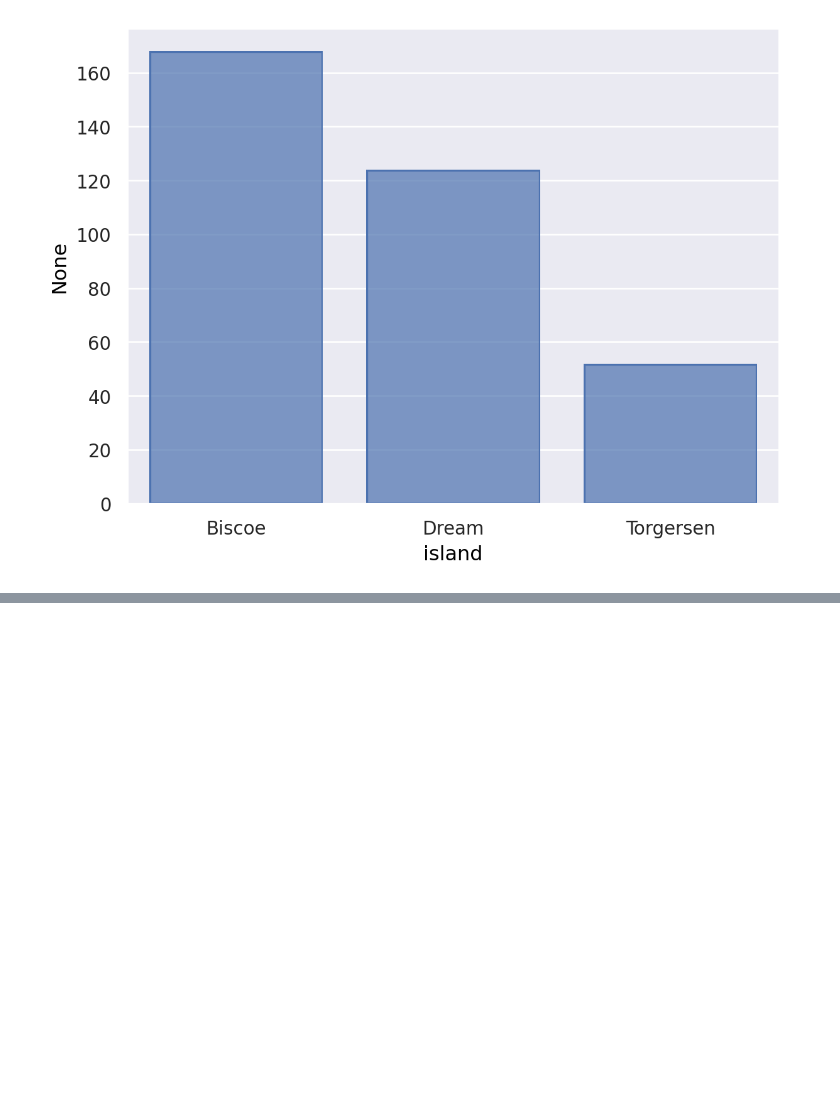
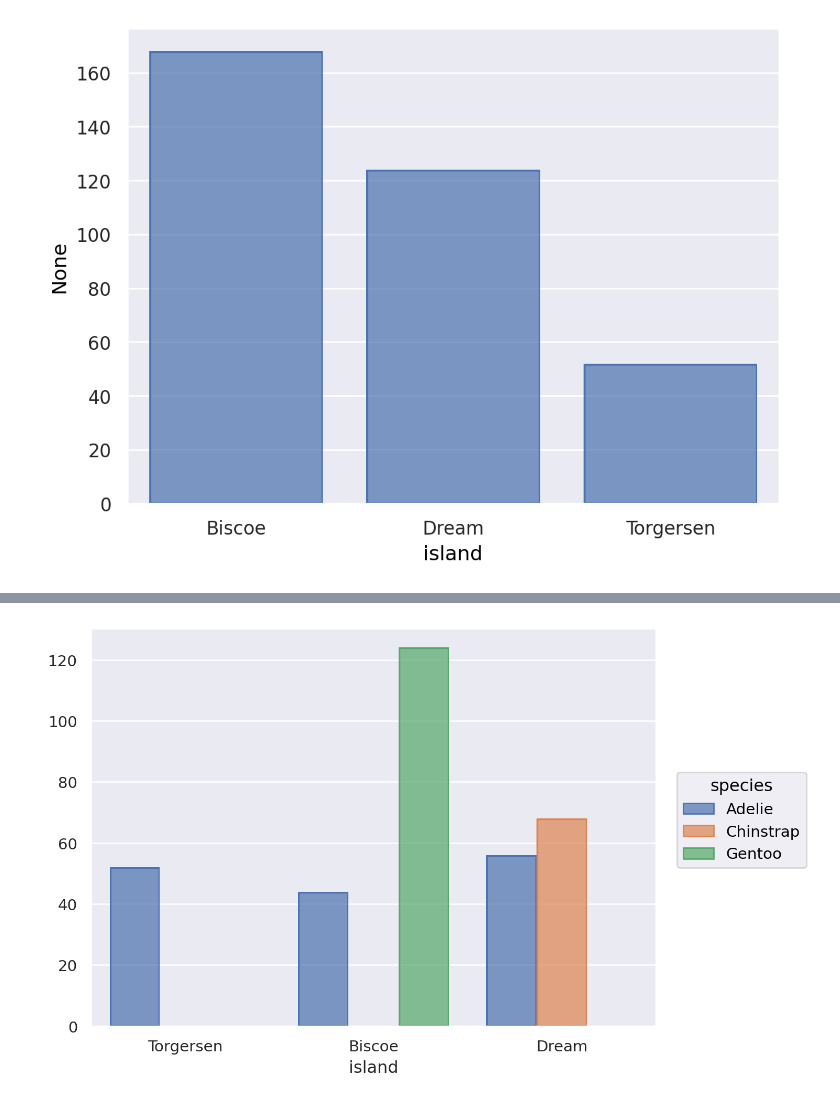
Before and after one commit to sebagarraffo/UBA-LaboDeDatos, a Jupyter notebook: GARRAFFO[3RA_GUIA].ipynb, the cells around one changed output, grey strips where cells are left out. Saved outputs shown, nothing was run; the diff lists cells and outputs as text; code cells hidden in the pictures; blank space fills up the shorter version.

```diff
--- a/GARRAFFO[3RA_GUIA].ipynb
+++ b/GARRAFFO[3RA_GUIA].ipynb
@@ -115,0 +118,7 @@ so.Plot ( data = penguins , ???)
+# %%
+(
+so.Plot (data = penguins , x = "island")
+.add (so.Bar(), so.Hist(), so.Dodge(), color = "species" )
+)
+# %% [output]
+[figure, added]
```
Also changed, not shown: parts of 6 cells of this notebook.
